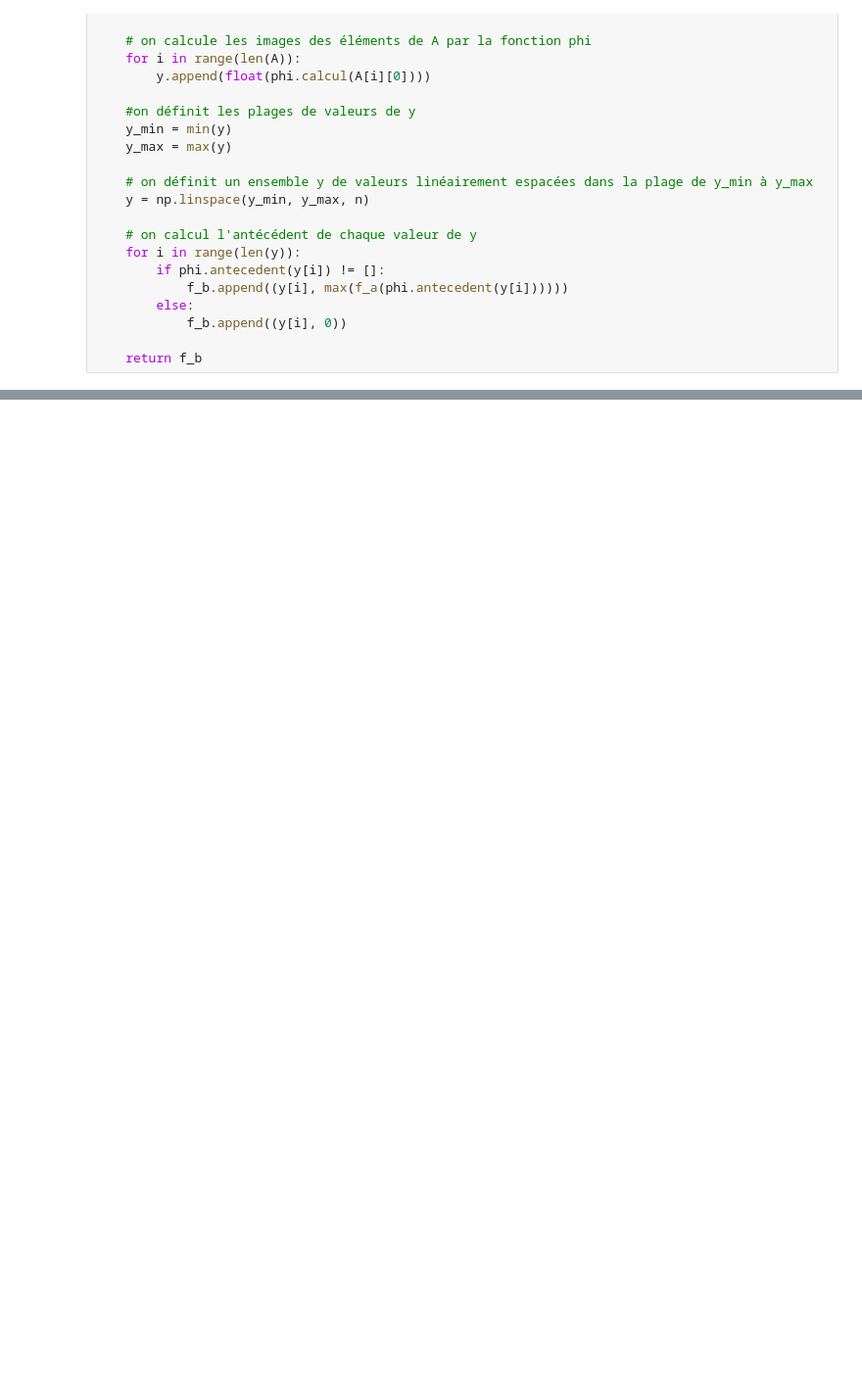
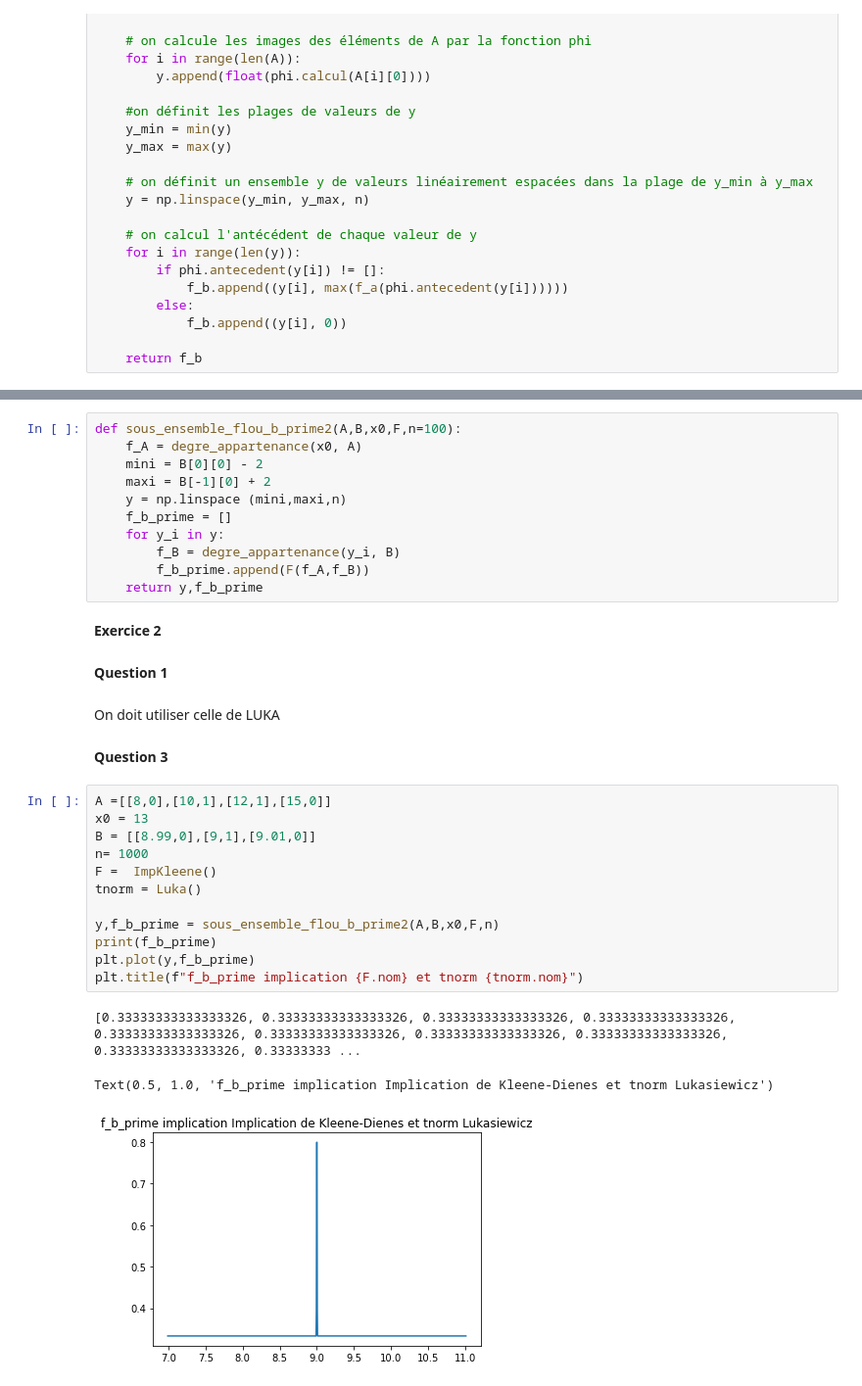
Before and after one commit to pidoux7/XAI, a Jupyter notebook: TME4/TME4.ipynb, the cells around one changed output, grey strips where cells are left out. Shown at 98% size. Saved outputs shown, nothing was run; the diff lists cells and outputs as text; blank space fills up the shorter version.

```diff
--- a/TME4/TME4.ipynb
+++ b/TME4/TME4.ipynb
@@ -524,0 +682,35 @@ visualisation([sef_piece, result],100)
+# %%
+def sous_ensemble_flou_b_prime2(A,B,x0,F,n=100):
+    f_A = degre_appartenance(x0, A)
+    mini = B[0][0] - 2
+    maxi = B[-1][0] + 2
+    y = np.linspace (mini,maxi,n)
+    f_b_prime = []
+    for y_i in y:
+        f_B = degre_appartenance(y_i, B)
+        f_b_prime.append(F(f_A,f_B))
+    return y,f_b_prime
+# %% [markdown]
+**Exercice 2**
+# %% [markdown]
+**Question 1**
+# %% [markdown]
+On doit utiliser celle de LUKA
+# %% [markdown]
+**Question 3**
+# %%
+A =[[8,0],[10,1],[12,1],[15,0]]
+x0 = 13
+B = [[8.99,0],[9,1],[9.01,0]]
+n= 1000
+F =  ImpKleene()
+tnorm = Luka()
+
+y,f_b_prime = sous_ensemble_flou_b_prime2(A,B,x0,F,n)
+print(f_b_prime)
+plt.plot(y,f_b_prime)
+plt.title(f"f_b_prime implication {F.nom} et tnorm {tnorm.nom}")
+# %% [output]
+[0.33333333333333326, 0.33333333333333326, 0.33333333333333326, 0.33333333333333326, 0.33333333333333326, 0.33333333333333326, 0.33333333333333326, 0.33333333333333326, 0.33333333333333326, 0.33333333 ...
+Text(0.5, 1.0, 'f_b_prime implication Implication de Kleene-Dienes et tnorm Lukasiewicz')
+[figure, added]
```
Also changed, not shown: parts of 23 cells of this notebook.
